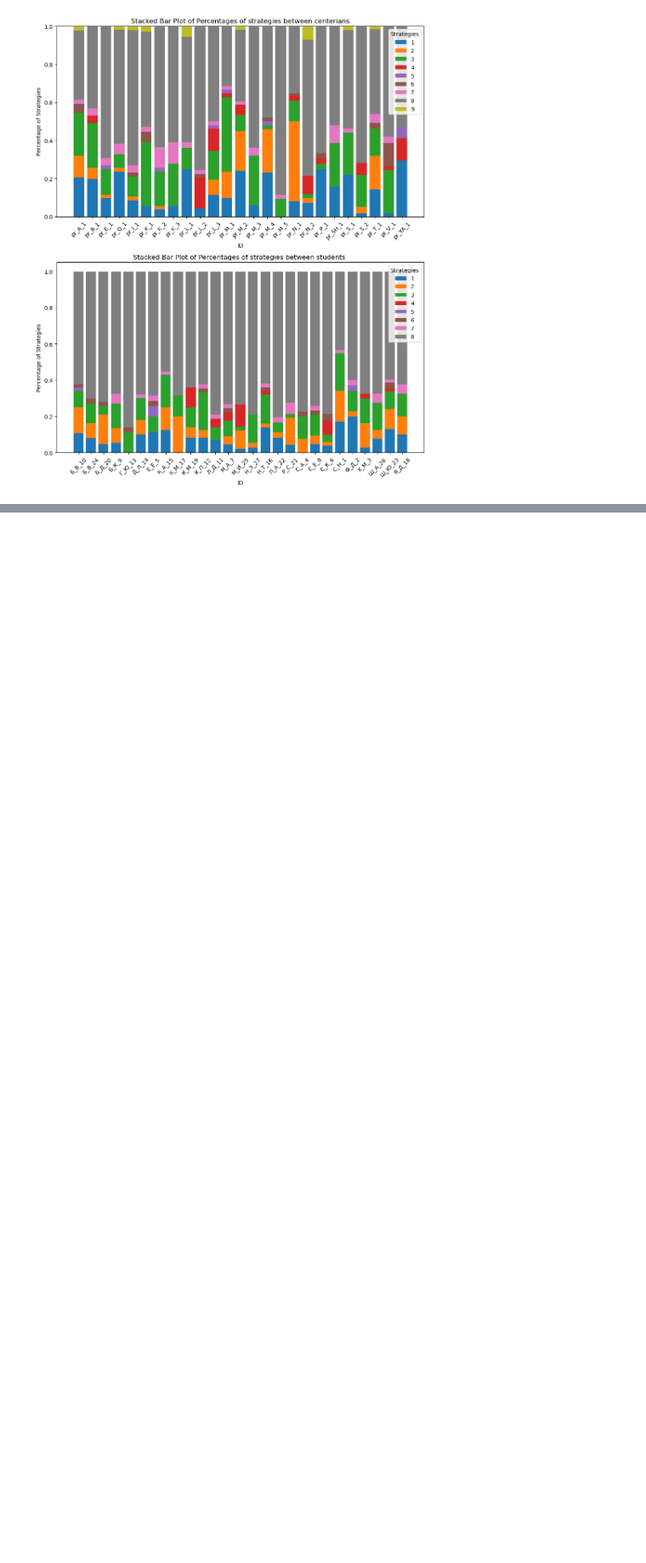
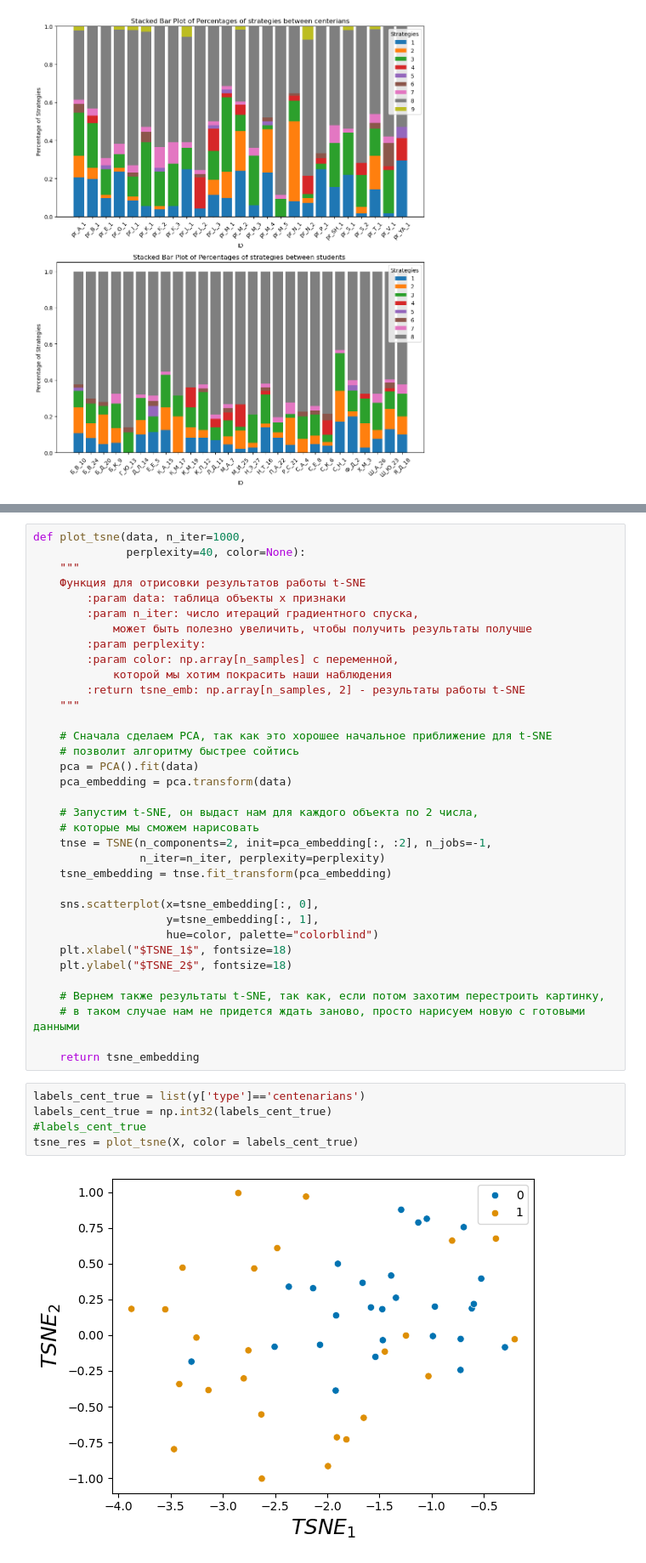
Before and after one commit to Aryunaa/Linguistics, a Jupyter notebook: pos_febr/analysis.ipynb, the cells around one changed output, grey strips where cells are left out. Shown at 85% size. Saved outputs shown, nothing was run; the diff lists cells and outputs as text; blank space fills up the shorter version.

```diff
--- a/pos_febr/analysis.ipynb
+++ b/pos_febr/analysis.ipynb
@@ -302,0 +398,42 @@ plt.show()
+# %%
+def plot_tsne(data, n_iter=1000,
+              perplexity=40, color=None):
+    """
+    Функция для отрисовки результатов работы t-SNE
+        :param data: таблица объекты х признаки
+        :param n_iter: число итераций градиентного спуска,
+            может быть полезно увеличить, чтобы получить результаты получше
+        :param perplexity:
+        :param color: np.array[n_samples] с переменной,
+            которой мы хотим покрасить наши наблюдения
+        :return tsne_emb: np.array[n_samples, 2] - результаты работы t-SNE
+    """
+
+    # Сначала сделаем PCA, так как это хорошее начальное приближение для t-SNE
+    # позволит алгоритму быстрее сойтись
+    pca = PCA().fit(data)
+    pca_embedding = pca.transform(data)
+
+    # Запустим t-SNE, он выдаст нам для каждого объекта по 2 числа,
+    # которые мы сможем нарисовать
+    tnse = TSNE(n_components=2, init=pca_embedding[:, :2], n_jobs=-1,
+                n_iter=n_iter, perplexity=perplexity)
+    tsne_embedding = tnse.fit_transform(pca_embedding)
+
+    sns.scatterplot(x=tsne_embedding[:, 0],
+                    y=tsne_embedding[:, 1],
+                    hue=color, palette="colorblind")
+    plt.xlabel("$TSNE_1$", fontsize=18)
+    plt.ylabel("$TSNE_2$", fontsize=18)
+
+    # Вернем также результаты t-SNE, так как, если потом захотим перестроить картинку,
+    # в таком случае нам не придется ждать заново, просто нарисуем новую с готовыми данными
+
+    return tsne_embedding
+# %%
+labels_cent_true = list(y['type']=='centenarians')
+labels_cent_true = np.int32(labels_cent_true)
+#labels_cent_true
+tsne_res = plot_tsne(X, color = labels_cent_true)
+# %% [output]
+[figure, added]
```
Also changed, not shown: parts of 19 cells of this notebook.
